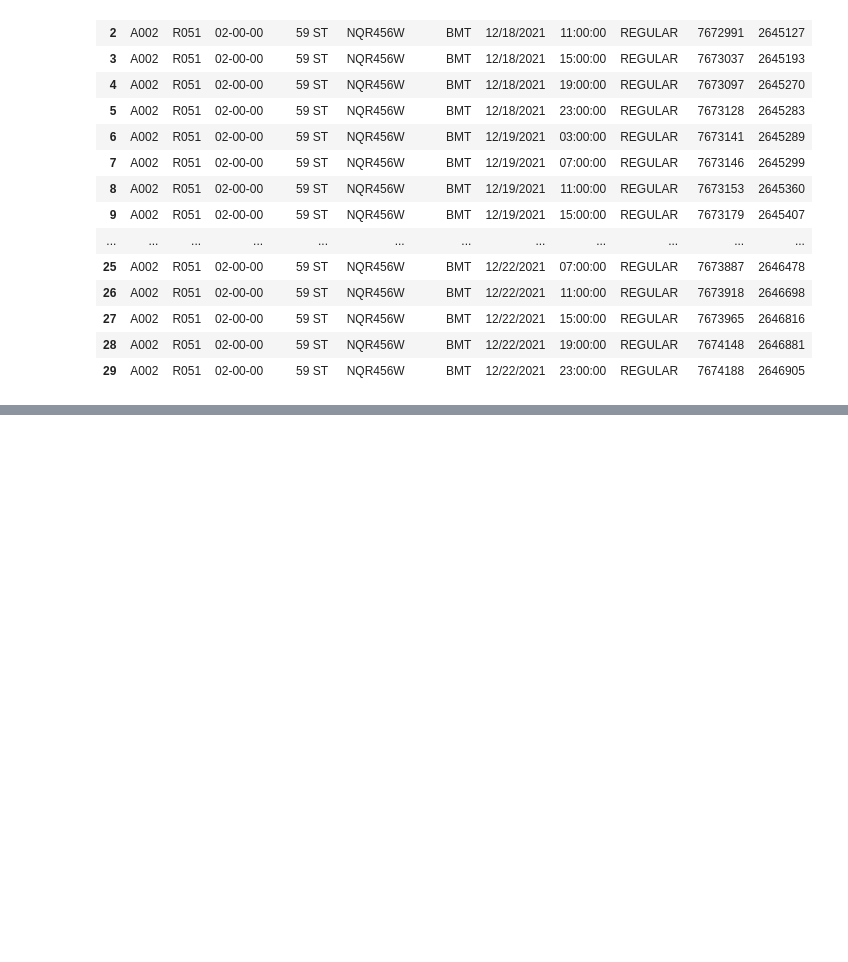
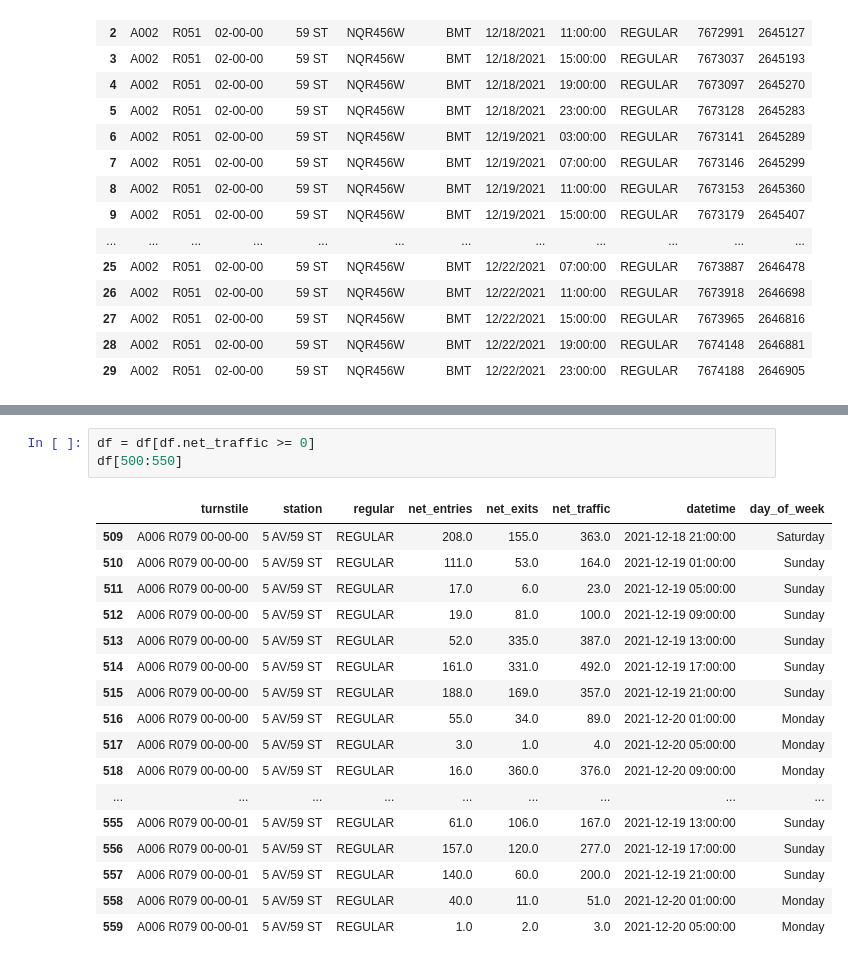
Before and after one commit to katereiss/EDA_repo, a Jupyter notebook: MTA_2021.ipynb, the cells around one changed output, grey strips where cells are left out. Drawn from its saved outputs; the diff is of its cells as text; blank space fills up the shorter version.

```diff
--- a/MTA_2021.ipynb
+++ b/MTA_2021.ipynb
@@ -85,0 +102,21 @@ AttributeError: module 'pandas' has no attribute 'readsql'
+# %%
+df = df[df.net_traffic >= 0]
+df[500:550]
+# %% [output]
+|  | turnstile | station | regular | net_entries | net_exits | net_traffic | datetime | day_of_week |
+| 509 | A006 R079 00-00-00 | 5 AV/59 ST | REGULAR | 208.0 | 155.0 | 363.0 | 2021-12-18 21:00:00 | Saturday |
+| 510 | A006 R079 00-00-00 | 5 AV/59 ST | REGULAR | 111.0 | 53.0 | 164.0 | 2021-12-19 01:00:00 | Sunday |
+| 511 | A006 R079 00-00-00 | 5 AV/59 ST | REGULAR | 17.0 | 6.0 | 23.0 | 2021-12-19 05:00:00 | Sunday |
+| 512 | A006 R079 00-00-00 | 5 AV/59 ST | REGULAR | 19.0 | 81.0 | 100.0 | 2021-12-19 09:00:00 | Sunday |
+| 513 | A006 R079 00-00-00 | 5 AV/59 ST | REGULAR | 52.0 | 335.0 | 387.0 | 2021-12-19 13:00:00 | Sunday |
+| 514 | A006 R079 00-00-00 | 5 AV/59 ST | REGULAR | 161.0 | 331.0 | 492.0 | 2021-12-19 17:00:00 | Sunday |
+| 515 | A006 R079 00-00-00 | 5 AV/59 ST | REGULAR | 188.0 | 169.0 | 357.0 | 2021-12-19 21:00:00 | Sunday |
+| 516 | A006 R079 00-00-00 | 5 AV/59 ST | REGULAR | 55.0 | 34.0 | 89.0 | 2021-12-20 01:00:00 | Monday |
+| 517 | A006 R079 00-00-00 | 5 AV/59 ST | REGULAR | 3.0 | 1.0 | 4.0 | 2021-12-20 05:00:00 | Monday |
+| 518 | A006 R079 00-00-00 | 5 AV/59 ST | REGULAR | 16.0 | 360.0 | 376.0 | 2021-12-20 09:00:00 | Monday |
+| ... | ... | ... | ... | ... | ... | ... | ... | ... |
+| 555 | A006 R079 00-00-01 | 5 AV/59 ST | REGULAR | 61.0 | 106.0 | 167.0 | 2021-12-19 13:00:00 | Sunday |
+| 556 | A006 R079 00-00-01 | 5 AV/59 ST | REGULAR | 157.0 | 120.0 | 277.0 | 2021-12-19 17:00:00 | Sunday |
+| 557 | A006 R079 00-00-01 | 5 AV/59 ST | REGULAR | 140.0 | 60.0 | 200.0 | 2021-12-19 21:00:00 | Sunday |
+| 558 | A006 R079 00-00-01 | 5 AV/59 ST | REGULAR | 40.0 | 11.0 | 51.0 | 2021-12-20 01:00:00 | Monday |
+| 559 | A006 R079 00-00-01 | 5 AV/59 ST | REGULAR | 1.0 | 2.0 | 3.0 | 2021-12-20 05:00:00 | Monday |
```
Also changed, not shown: parts of 6 cells of this notebook.
